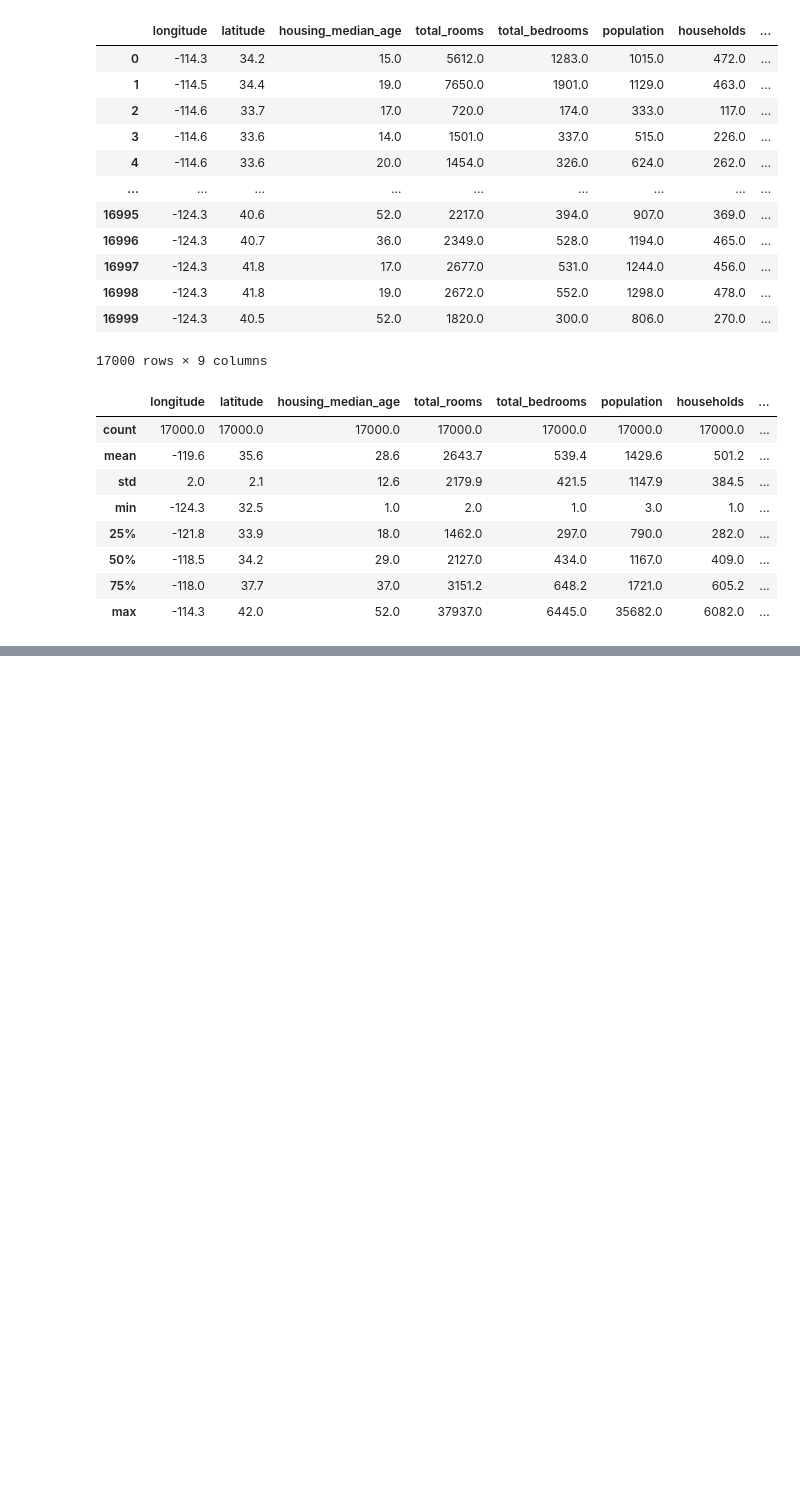
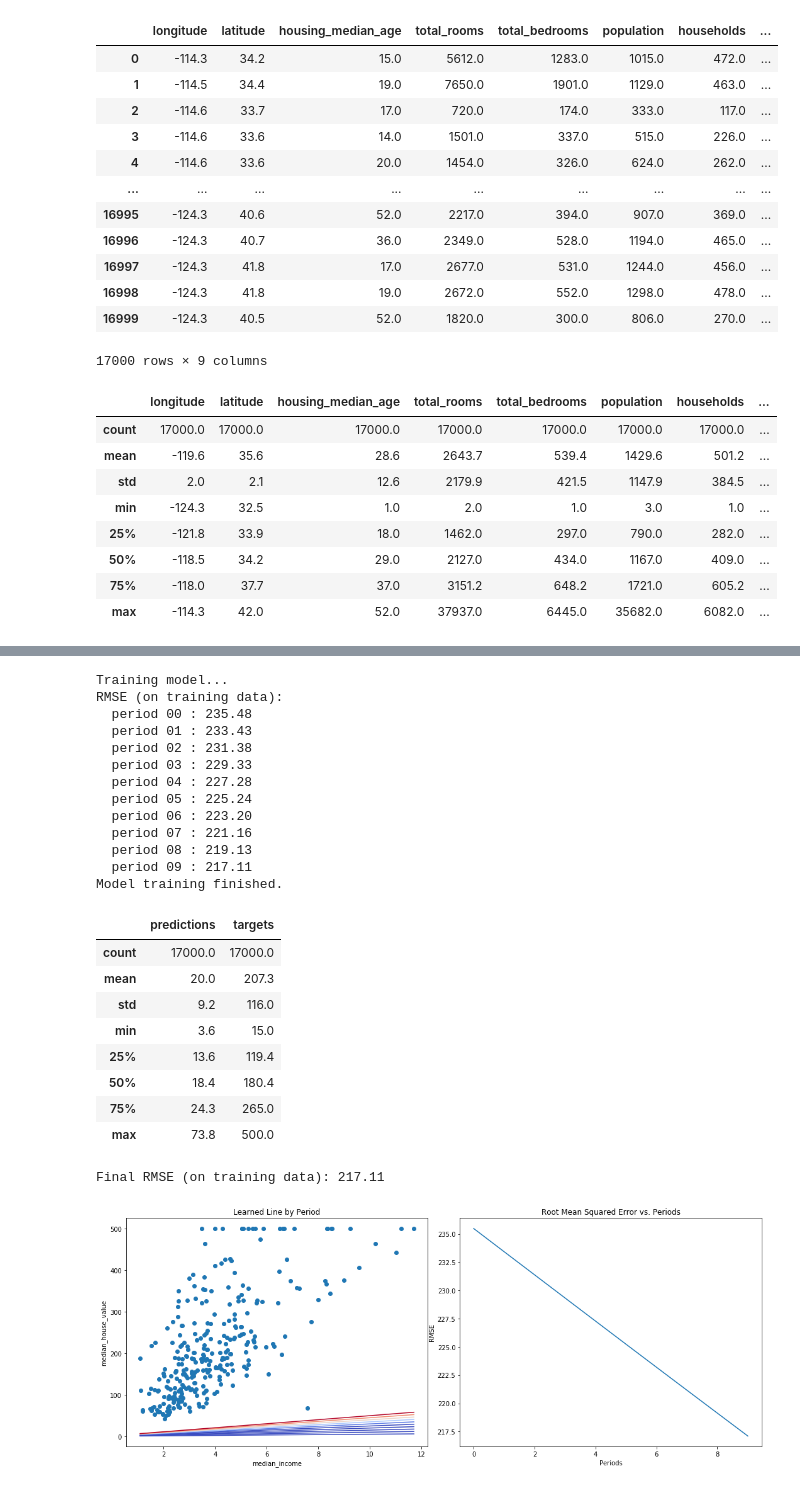
Before and after one commit to worachai3/tensorflow-introduction, a Jupyter notebook: tensorflow_introduction.ipynb, the cells around one changed output, grey strips where cells are left out. Saved outputs shown, nothing was run; the diff lists cells and outputs as text; code cells hidden in the pictures; blank space fills up the shorter version.

```diff
--- a/tensorflow_introduction.ipynb
+++ b/tensorflow_introduction.ipynb
@@ -94,0 +98,10 @@ linear_regressor = tf.estimator.LinearRegressor(
+# %%
+prediction_input_fn = lambda: my_input_fn(my_feature, targets, num_epochs=1, shuffle=False)
+predictions = linear_regressor.predict(input_fn=prediction_input_fn)
+
+predictions = np.array([item['predictions'][0] for item in predictions])
+
+mean_squared_error = metrics.mean_squared_error(predictions, targets)
+root_mean_squared_error = math.sqrt(mean_squared_error)
+print("Mean Squared Error (on training data): %0.3f" % mean_squared_error)
+print("Root Mean Squared Error (on training data): %0.3f" % root_mean_squared_error)
@@ -94,0 +125,5 @@ linear_regressor = tf.estimator.LinearRegressor(
+# %%
+calibration_data = pd.DataFrame()
+calibration_data["predictions"] = pd.Series(predictions)
+calibration_data["targets"] = pd.Series(targets)
+calibration_data.describe()
@@ -94,0 +265,32 @@ linear_regressor = tf.estimator.LinearRegressor(
+# %%
+train_model(
+    learning_rate=0.002,
+    steps=500,
+    batch_size=20,
+    input_feature='median_income'
+)
+# %% [output]
+Training model...
+RMSE (on training data):
+  period 00 : 235.48
+  period 01 : 233.43
+  period 02 : 231.38
+  period 03 : 229.33
+  period 04 : 227.28
+  period 05 : 225.24
+  period 06 : 223.20
+  period 07 : 221.16
+  period 08 : 219.13
+  period 09 : 217.11
+Model training finished.
+|  | predictions | targets |
+| count | 17000.0 | 17000.0 |
+| mean | 20.0 | 207.3 |
+| std | 9.2 | 116.0 |
+| min | 3.6 | 15.0 |
+| 25% | 13.6 | 119.4 |
+| 50% | 18.4 | 180.4 |
+| 75% | 24.3 | 265.0 |
+| max | 73.8 | 500.0 |
+Final RMSE (on training data): 217.11
+[figure, added]
```
Also changed, not shown: parts of 11 cells of this notebook.
